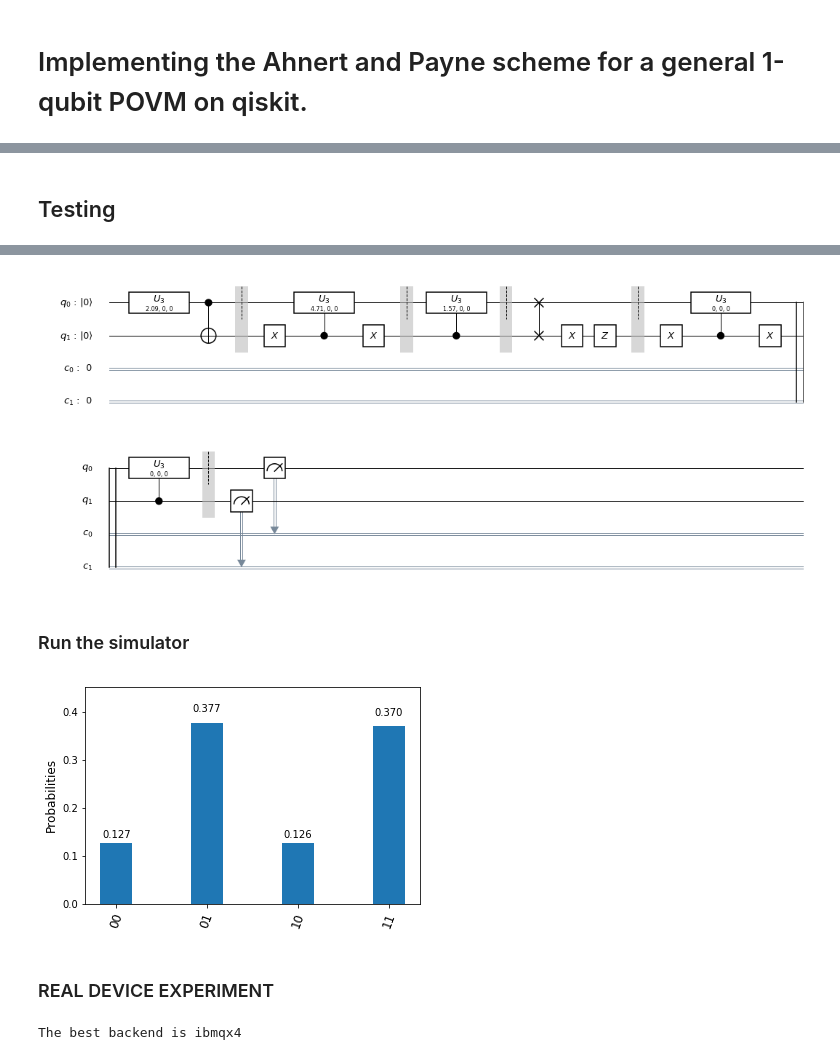
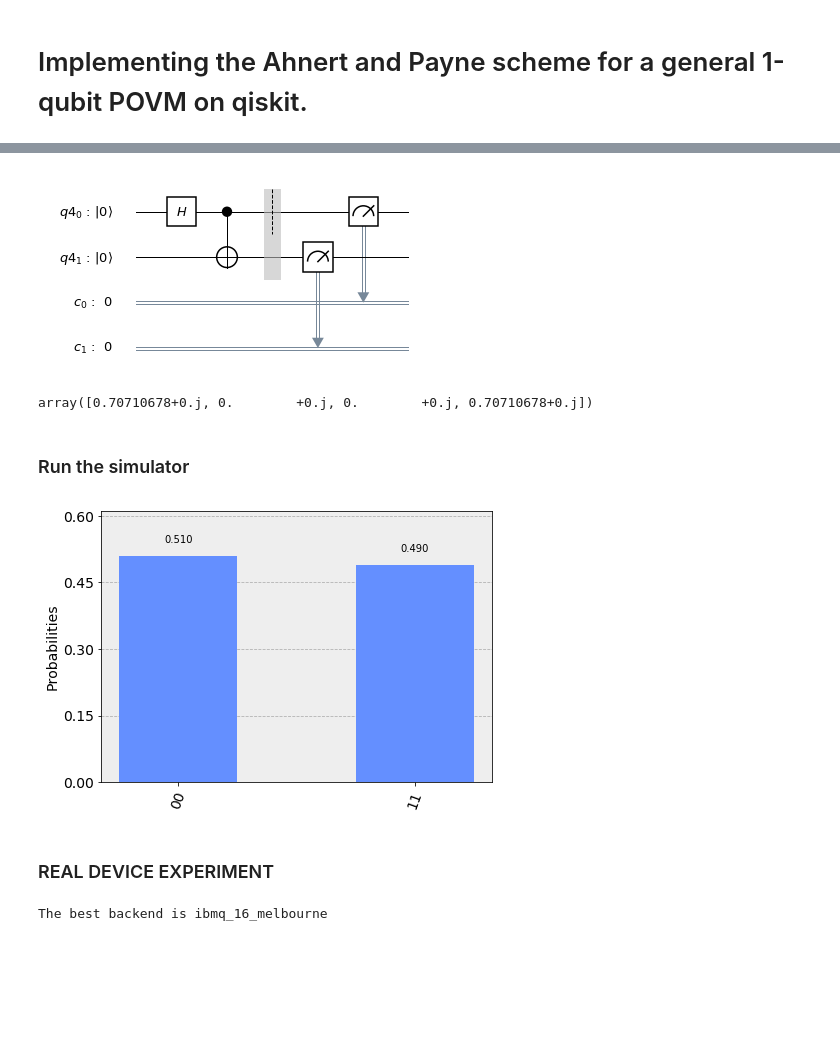
Before and after one commit to JordanovSJ/qiskit, a Jupyter notebook: fidelity_measures/fidelity_measures.ipynb, the cells around one changed output, grey strips where cells are left out. Cells and saved outputs as stored; diff of their text form; code cells hidden in the pictures; blank space fills up the shorter version.

Commit message:
save some results

```diff
--- a/fidelity_measures/fidelity_measures.ipynb
+++ b/fidelity_measures/fidelity_measures.ipynb
@@ -17,19 +16,11 @@ ModuleNotFoundError: No module named 'qiskit.backends'
-# %% [markdown]
-## Testing
 # %%
-# Create a Quantum Register with 3 qubits.
-q = QuantumRegister(2, 'q')
+q = QuantumRegister(2)
 
-# Create a Quantum Circuit acting on the q register
 qc = QuantumCircuit(q)
 
-# prepare the input state (the input state will be represented by qubit 0)
-qc.u3(pi*2/3, 0 ,0, q[0])
-# qc.barrier(q)
-
-# Apply the POVM
-first_AP_module_new(qc,q,pi/4,pi/4, 0, 0)
-
+qc.h(q[0])
+qc.cx(q[0],q[1])
+# qc.initialize(desired_vector, [q[0],q[1],q[2]])
 # Add Measurements
 
 # Create a Classical Register with 3 bits.
@@ -50,4 +41,13 @@ WARNING: Unable to compile latex. Is `pdflatex` installed? Skipping latex circui
-[figure, old version]
+[figure, new version]
+# %%
+from qiskit import BasicAer
+
+backend = BasicAer.get_backend('statevector_simulator')
+job = execute(qc, backend)
+qc_state = job.result().get_statevector(qc)
+qc_state
+# %% [output]
+array([0.70710678+0.j, 0.        +0.j, 0.        +0.j, 0.70710678+0.j])
 # %% [markdown]
 ### Run the simulator
 # %%
@@ -64,10 +64,11 @@ result = job.result()
 counts = result.get_counts(qc)
 plot_histogram(counts)
 # %% [output]
-[figure, old version]
+[figure, new version]
 # %% [markdown]
 ### REAL DEVICE EXPERIMENT
 # %%
+
 # IBMQ.save_account(token)
 IBMQ.load_accounts()
 
@@ -77,13 +78,13 @@ max_credits = 10       # Maximum number of credits to spend on executions.
 n_qubits = 3
 
 
-large_enough_devices = IBMQ.backends(filters=lambda x: x.configuration()['n_qubits'] == 5 and
-                                                       not x.configuration()['simulator'])
+large_enough_devices = IBMQ.backends(filters=lambda x: x.configuration().n_qubits > n_qubits and
+                                                       not x.configuration().simulator)
 backend = least_busy(large_enough_devices)
 # backend = IBMQ.backends(filters=lambda x: x.name == 'ibmqx5')
 print("The best backend is " + backend.name())
 # %% [output]
-The best backend is ibmqx4
+The best backend is ibmq_16_melbourne
 # %%
 # <<<<<<<<<<< EXECUTING real experiment >>>>>>>>>>>>>>
 run = 1  # keep 0 untill you want to run the experiment, to avoid running by mistake. It is slow and cost credits!
```
Also changed, not shown: parts of 5 cells of this notebook, 3 other files.
